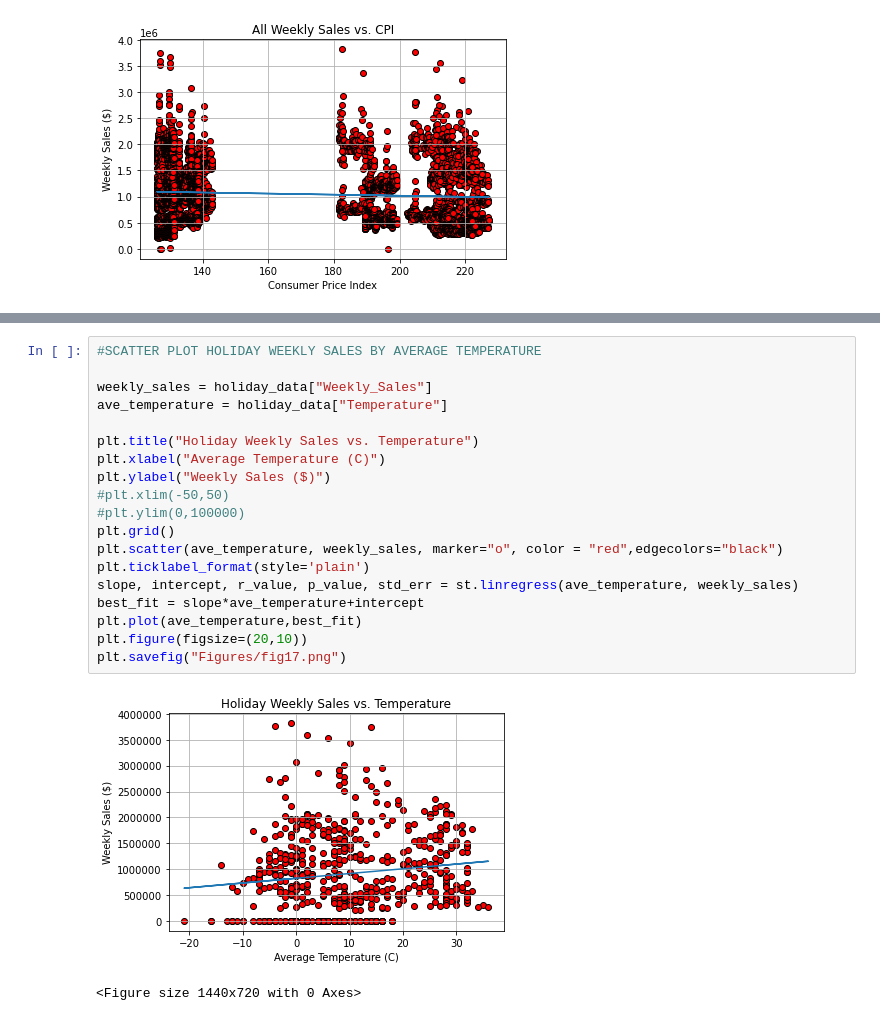
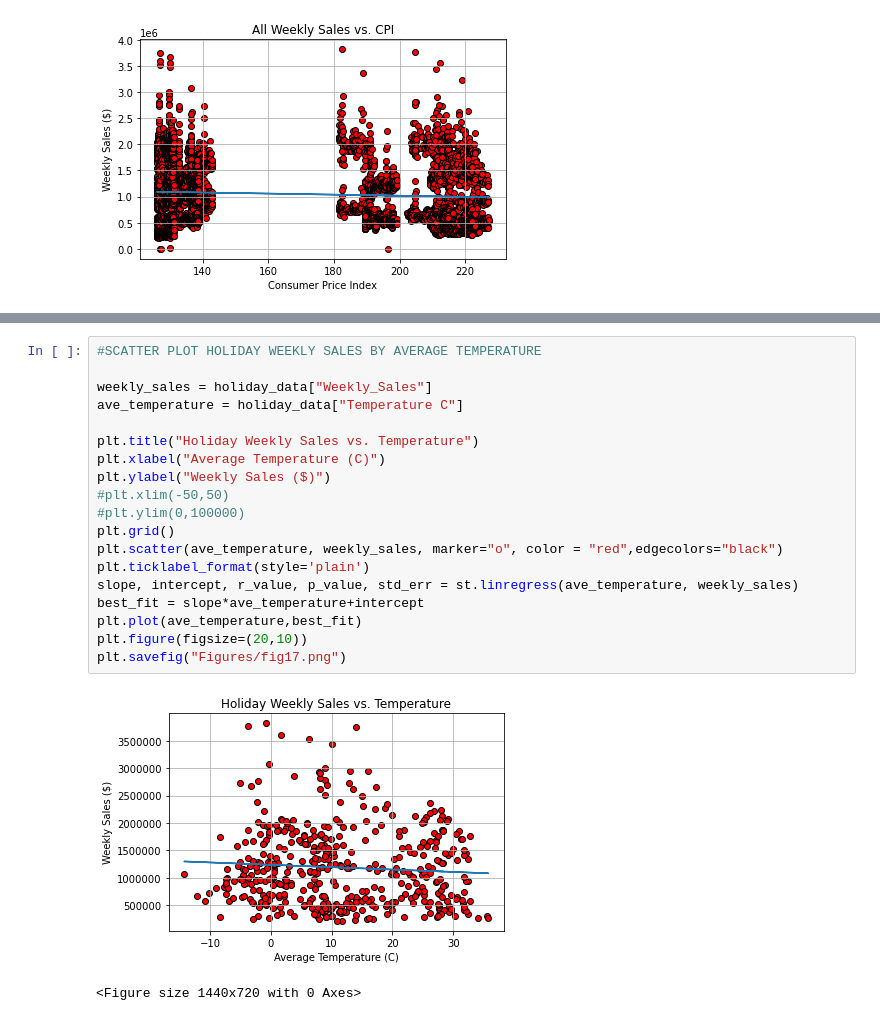
Before and after one commit to beckyydo/Project-1, a Jupyter notebook: fourthnotebook.ipynb, the cells around one changed output, grey strips where cells are left out. Cells and saved outputs as stored; diff of their text form.

```diff
--- a/fourthnotebook.ipynb
+++ b/fourthnotebook.ipynb
@@ -406,24 +331,24 @@ plt.savefig("Figures/fig16.png")
 # %%
 #SCATTER PLOT HOLIDAY WEEKLY SALES BY AVERAGE TEMPERATURE
 
 weekly_sales = holiday_data["Weekly_Sales"]
-ave_temperature = holiday_data["Temperature"]
+ave_temperature = holiday_data["Temperature C"]
 
 plt.title("Holiday Weekly Sales vs. Temperature")
 plt.xlabel("Average Temperature (C)")
 plt.ylabel("Weekly Sales ($)")
 #plt.xlim(-50,50)
 #plt.ylim(0,100000)
 plt.grid()
 plt.scatter(ave_temperature, weekly_sales, marker="o", color = "red",edgecolors="black")
 plt.ticklabel_format(style='plain')
 slope, intercept, r_value, p_value, std_err = st.linregress(ave_temperature, weekly_sales)
 best_fit = slope*ave_temperature+intercept
 plt.plot(ave_temperature,best_fit)
 plt.figure(figsize=(20,10))
 plt.savefig("Figures/fig17.png")
 # %% [output]
-[figure, old version]
+[figure, new version]
 <Figure size 1440x720 with 0 Axes>
 # %%
 #WEEKLY SALES BY TEMPERATURE FOR HOLIDAY AND NON-HOLIDAY
```
Also changed, not shown: parts of 14 cells of this notebook, 11 other files.
